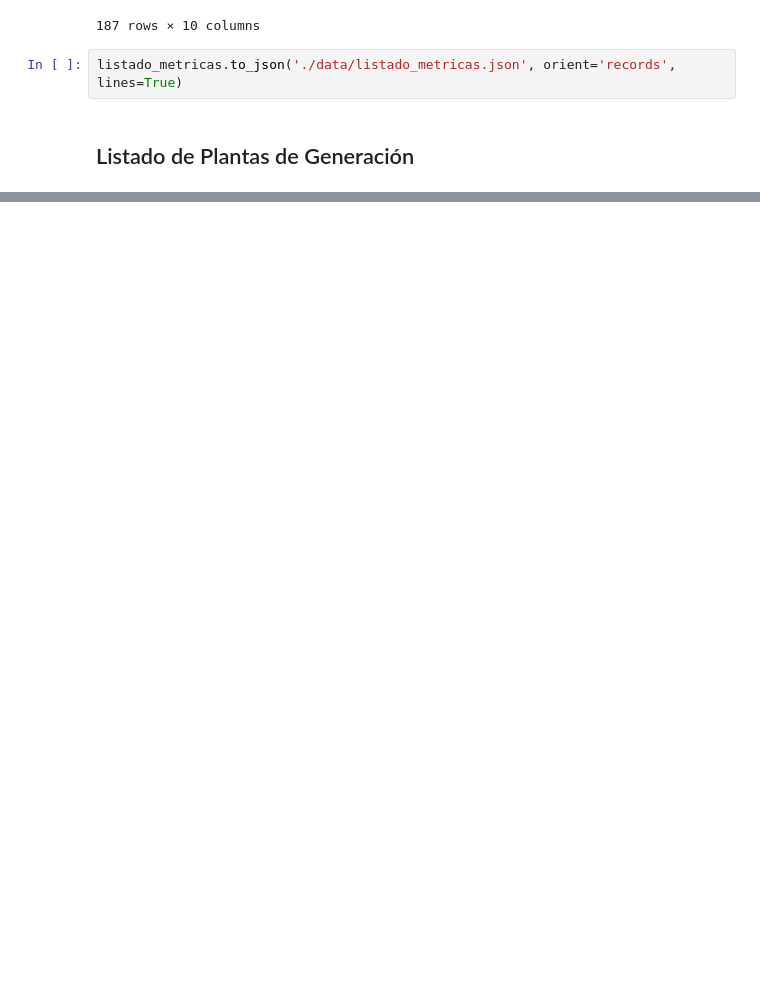
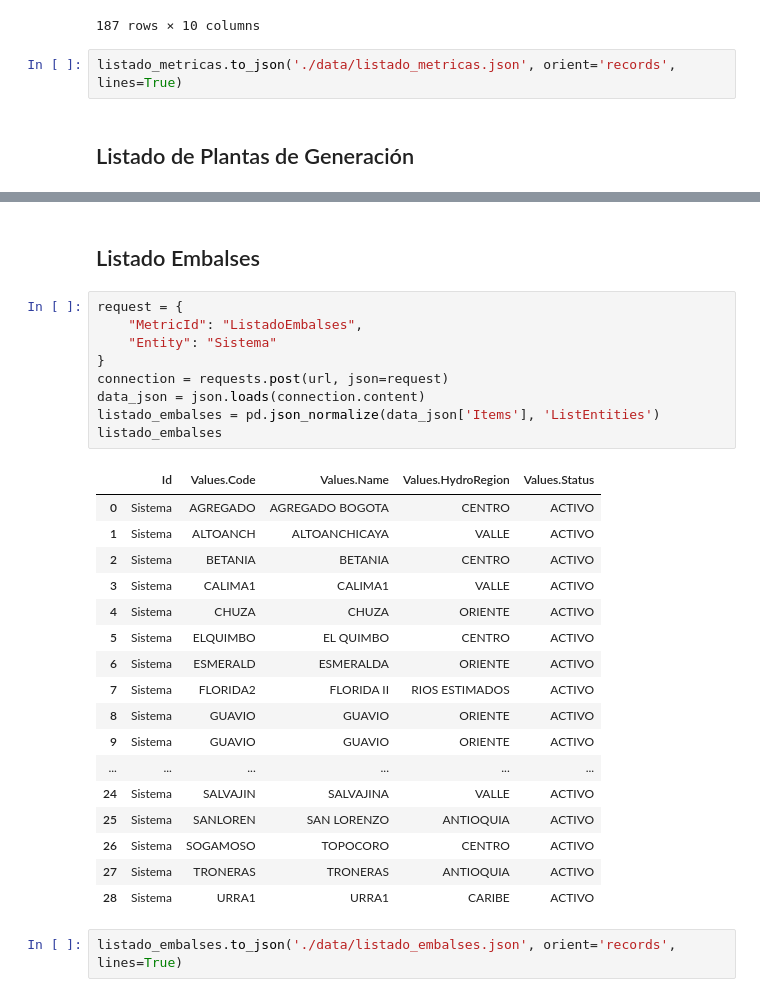
Before and after one commit to sistema-electrico-colombia/extraccion-datos-API, a Jupyter notebook: extraccion_datos_api_xm.ipynb, the cells around one changed output, grey strips where cells are left out. Saved outputs shown, nothing was run; the diff lists cells and outputs as text; blank space fills up the shorter version.

```diff
--- a/extraccion_datos_api_xm.ipynb
+++ b/extraccion_datos_api_xm.ipynb
@@ -82,0 +114,31 @@ listado_plantas.to_json('./data/listado_metricas.json', orient='records', lines=
+# %% [markdown]
+## Listado Embalses
+# %%
+request = {
+    "MetricId": "ListadoEmbalses",
+    "Entity": "Sistema"
+}
+connection = requests.post(url, json=request)
+data_json = json.loads(connection.content)
+listado_embalses = pd.json_normalize(data_json['Items'], 'ListEntities')
+listado_embalses
+# %% [output]
+|  | Id | Values.Code | Values.Name | Values.HydroRegion | Values.Status |
+| 0 | Sistema | AGREGADO | AGREGADO BOGOTA | CENTRO | ACTIVO |
+| 1 | Sistema | ALTOANCH | ALTOANCHICAYA | VALLE | ACTIVO |
+| 2 | Sistema | BETANIA | BETANIA | CENTRO | ACTIVO |
+| 3 | Sistema | CALIMA1 | CALIMA1 | VALLE | ACTIVO |
+| 4 | Sistema | CHUZA | CHUZA | ORIENTE | ACTIVO |
+| 5 | Sistema | ELQUIMBO | EL QUIMBO | CENTRO | ACTIVO |
+| 6 | Sistema | ESMERALD | ESMERALDA | ORIENTE | ACTIVO |
+| 7 | Sistema | FLORIDA2 | FLORIDA II | RIOS ESTIMADOS | ACTIVO |
+| 8 | Sistema | GUAVIO | GUAVIO | ORIENTE | ACTIVO |
+| 9 | Sistema | GUAVIO | GUAVIO | ORIENTE | ACTIVO |
+| ... | ... | ... | ... | ... | ... |
+| 24 | Sistema | SALVAJIN | SALVAJINA | VALLE | ACTIVO |
+| 25 | Sistema | SANLOREN | SAN LORENZO | ANTIOQUIA | ACTIVO |
+| 26 | Sistema | SOGAMOSO | TOPOCORO | CENTRO | ACTIVO |
+| 27 | Sistema | TRONERAS | TRONERAS | ANTIOQUIA | ACTIVO |
+| 28 | Sistema | URRA1 | URRA1 | CARIBE | ACTIVO |
+# %%
+listado_embalses.to_json('./data/listado_embalses.json', orient='records', lines=True)
```
Also changed, not shown: parts of 10 cells of this notebook.
